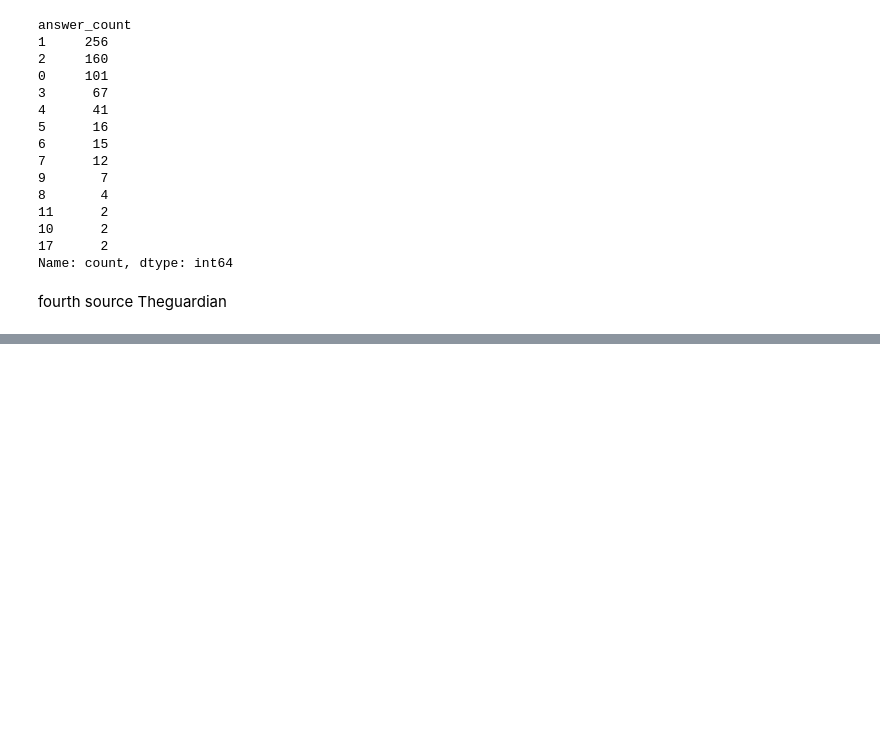
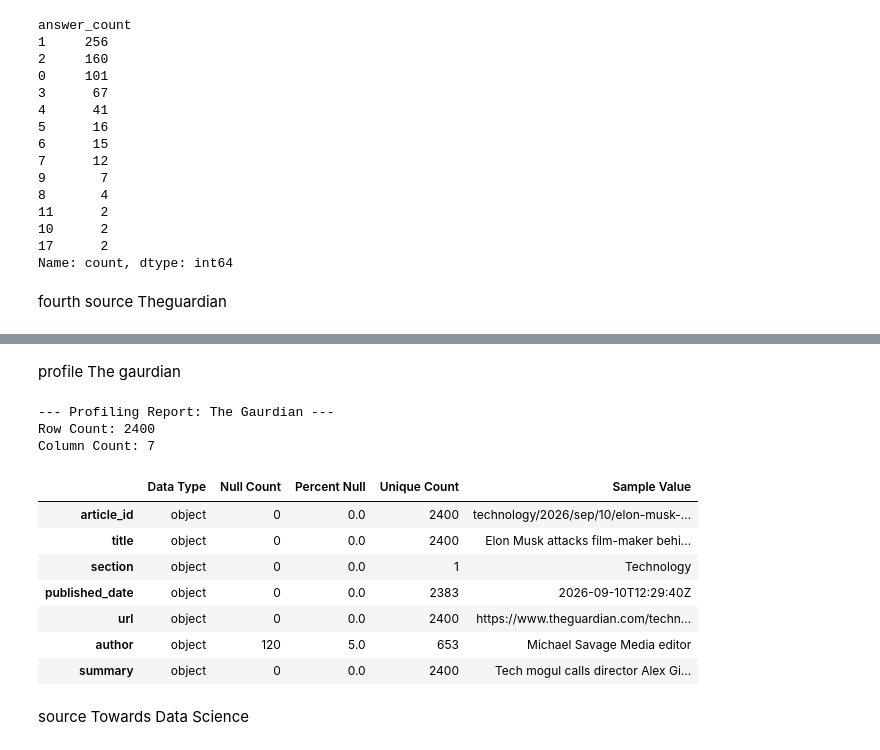
Before and after one commit to AzamAlzahrani/FOMOless, a Jupyter notebook: notebooks/02_profile_clean.ipynb, the cells around one changed output, grey strips where cells are left out. Cells and saved outputs as stored; diff of their text form; code cells hidden in the pictures; blank space fills up the shorter version.

```diff
--- a/notebooks/02_profile_clean.ipynb
+++ b/notebooks/02_profile_clean.ipynb
@@ -497,0 +508,18 @@ fourth source Theguardian
+# %% [markdown]
+profile The gaurdian
+# %%
+profile_data(df_thegaurdian, source_name = "The Gaurdian")
+# %% [output]
+--- Profiling Report: The Gaurdian ---
+Row Count: 2400
+Column Count: 7
+|  | Data Type | Null Count | Percent Null | Unique Count | Sample Value |
+| article_id | object | 0 | 0.0 | 2400 | technology/2026/sep/10/elon-musk-... |
+| title | object | 0 | 0.0 | 2400 | Elon Musk attacks film-maker behi... |
+| section | object | 0 | 0.0 | 1 | Technology |
+| published_date | object | 0 | 0.0 | 2383 | 2026-09-10T12:29:40Z |
+| url | object | 0 | 0.0 | 2400 | https://www.theguardian.com/techn... |
+| author | object | 120 | 5.0 | 653 | Michael Savage Media editor |
+| summary | object | 0 | 0.0 | 2400 | Tech mogul calls director Alex Gi... |
+# %% [markdown]
+source Towards Data Science
```
Also changed, not shown: parts of 21 cells of this notebook.
